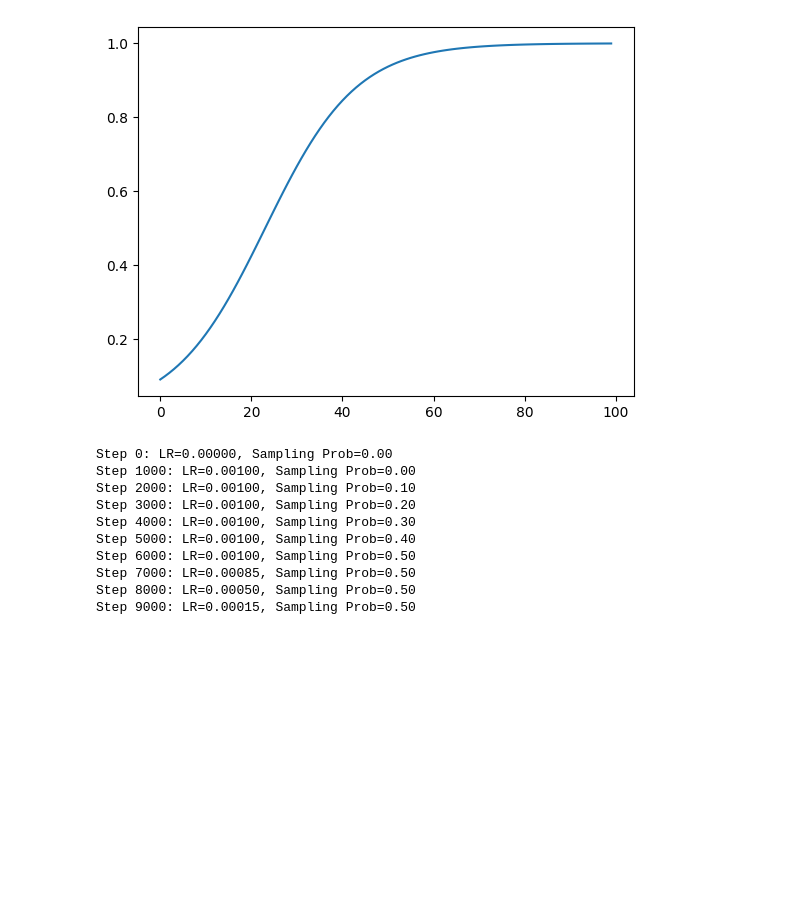
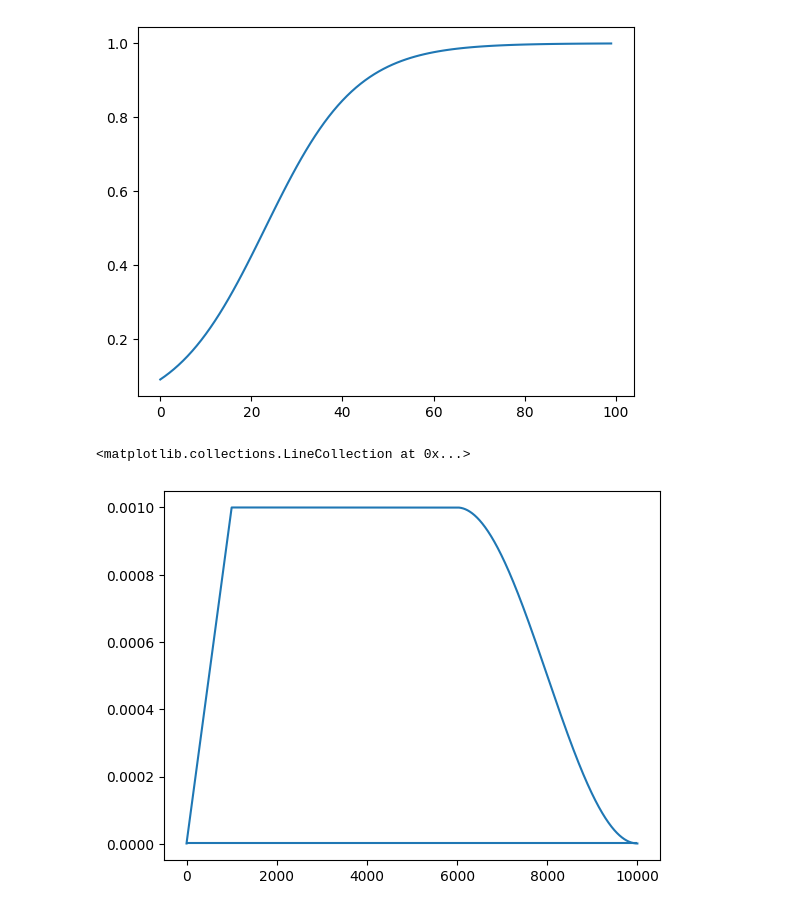
Before and after one commit to Leo00010011/From-Noisy-Eye-Tracking-To-Scanpath, a Jupyter notebook: src/notebooks/test_gaussian_fourier.ipynb, the cells around one changed output. Saved outputs shown, nothing was run; the diff lists cells and outputs as text; code cells hidden in the pictures; blank space fills up the shorter version.

Commit message:
testing warmup  scheduler

```diff
--- a/src/notebooks/test_gaussian_fourier.ipynb
+++ b/src/notebooks/test_gaussian_fourier.ipynb
@@ -121,7 +121,7 @@ scheduler = WarmupStableDecayScheduler(
     decay_steps=DECAY,
     min_lr=1e-6
 )
-
+lr = []
 # --- Training Loop ---
 for step in range(WARMUP + STABLE + DECAY):
 
@@ -151,17 +151,10 @@ for step in range(WARMUP + STABLE + DECAY):
     scheduler.step()
 
     current_lr = scheduler.get_last_lr()[0]
-
-    if step % 1000 == 0:
-        print(f"Step {step}: LR={current_lr:.5f}, Sampling Prob={sampling_prob:.2f}")
+    lr.append(current_lr)
-# %% [output]
-Step 0: LR=0.00000, Sampling Prob=0.00
-Step 1000: LR=0.00100, Sampling Prob=0.00
-Step 2000: LR=0.00100, Sampling Prob=0.10
-Step 3000: LR=0.00100, Sampling Prob=0.20
-Step 4000: LR=0.00100, Sampling Prob=0.30
-Step 5000: LR=0.00100, Sampling Prob=0.40
-Step 6000: LR=0.00100, Sampling Prob=0.50
-Step 7000: LR=0.00085, Sampling Prob=0.50
-Step 8000: LR=0.00050, Sampling Prob=0.50
-Step 9000: LR=0.00015, Sampling Prob=0.50
+# %%
+plt.plot(lr)
+plt.hlines(1e-6,0,WARMUP + STABLE + DECAY)
+# %% [output]
+<matplotlib.collections.LineCollection at 0x...>
+[figure, added]
```
Also changed, not shown: 5 other files.
